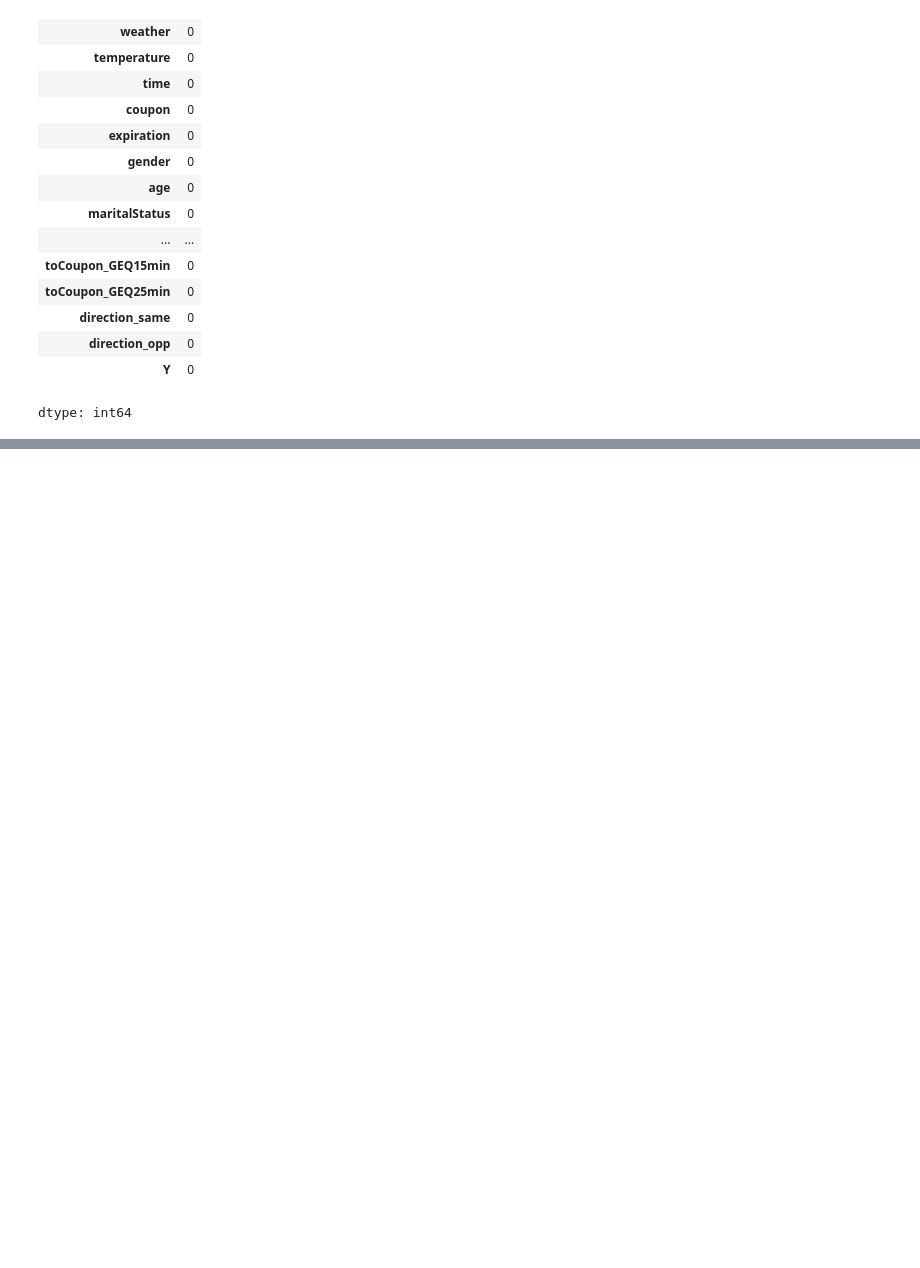
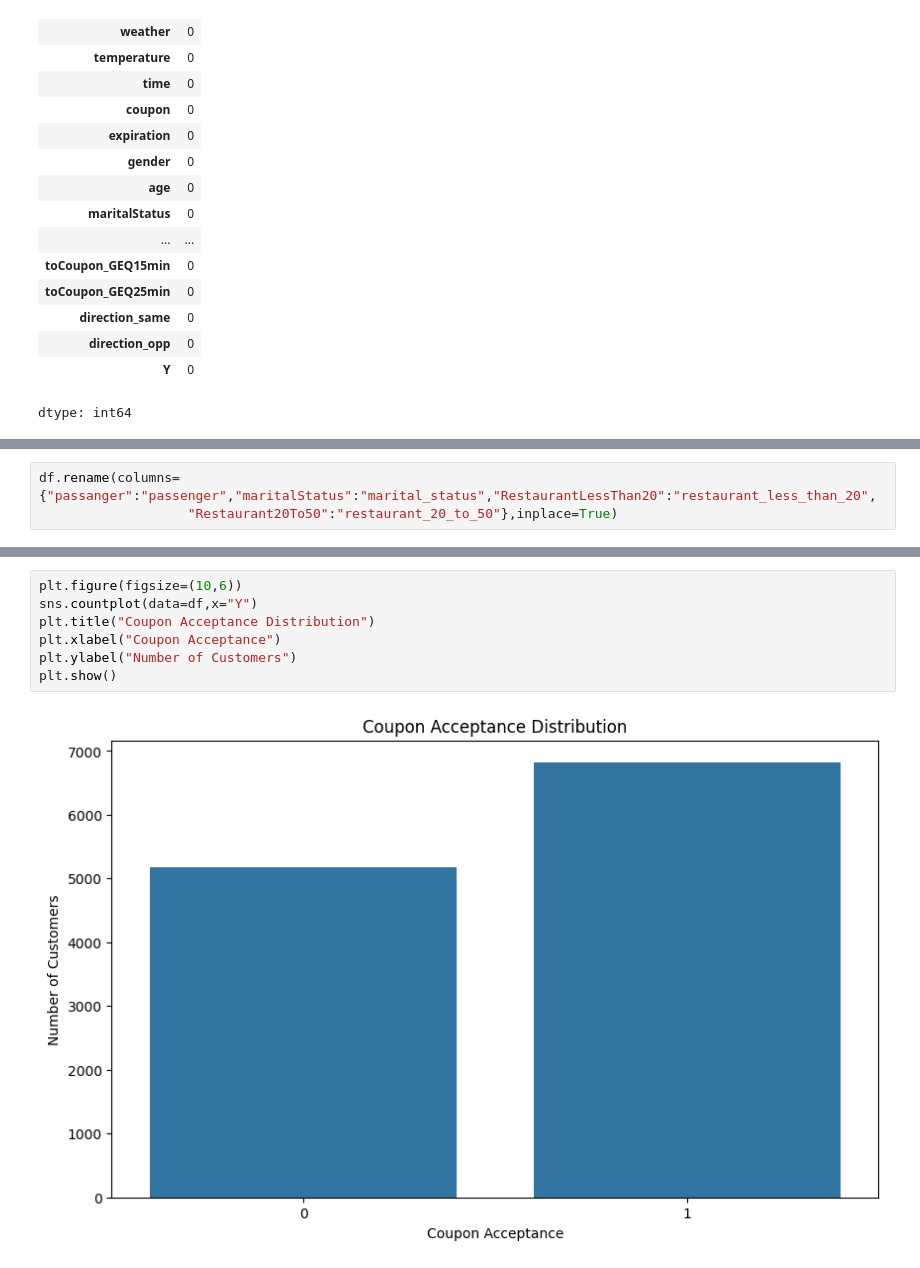
Before and after one commit to gowriv05/Final_Project_Python, a Jupyter notebook: In_Vehicle_Coupon_Acceptance_Analysis.ipynb, the cells around one changed output, grey strips where cells are left out. Cells and saved outputs as stored; diff of their text form; blank space fills up the shorter version.

```diff
--- a/In_Vehicle_Coupon_Acceptance_Analysis.ipynb
+++ b/In_Vehicle_Coupon_Acceptance_Analysis.ipynb
@@ -335,0 +511,3 @@ dtype: int64
+# %%
+df.rename(columns={"passanger":"passenger","maritalStatus":"marital_status","RestaurantLessThan20":"restaurant_less_than_20",
+                   "Restaurant20To50":"restaurant_20_to_50"},inplace=True)
@@ -335,0 +556,9 @@ dtype: int64
+# %%
+plt.figure(figsize=(10,6))
+sns.countplot(data=df,x="Y")
+plt.title("Coupon Acceptance Distribution")
+plt.xlabel("Coupon Acceptance")
+plt.ylabel("Number of Customers")
+plt.show()
+# %% [output]
+[figure, added]
```
Also changed, not shown: parts of 82 cells of this notebook.
